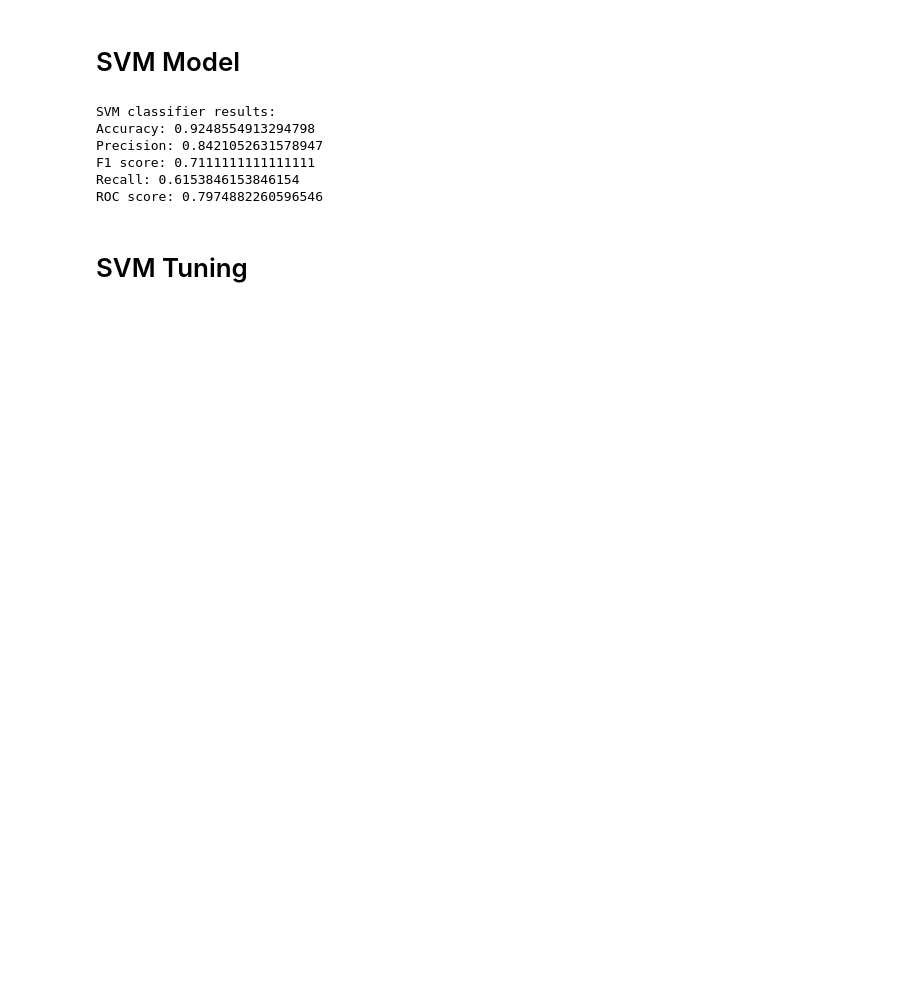
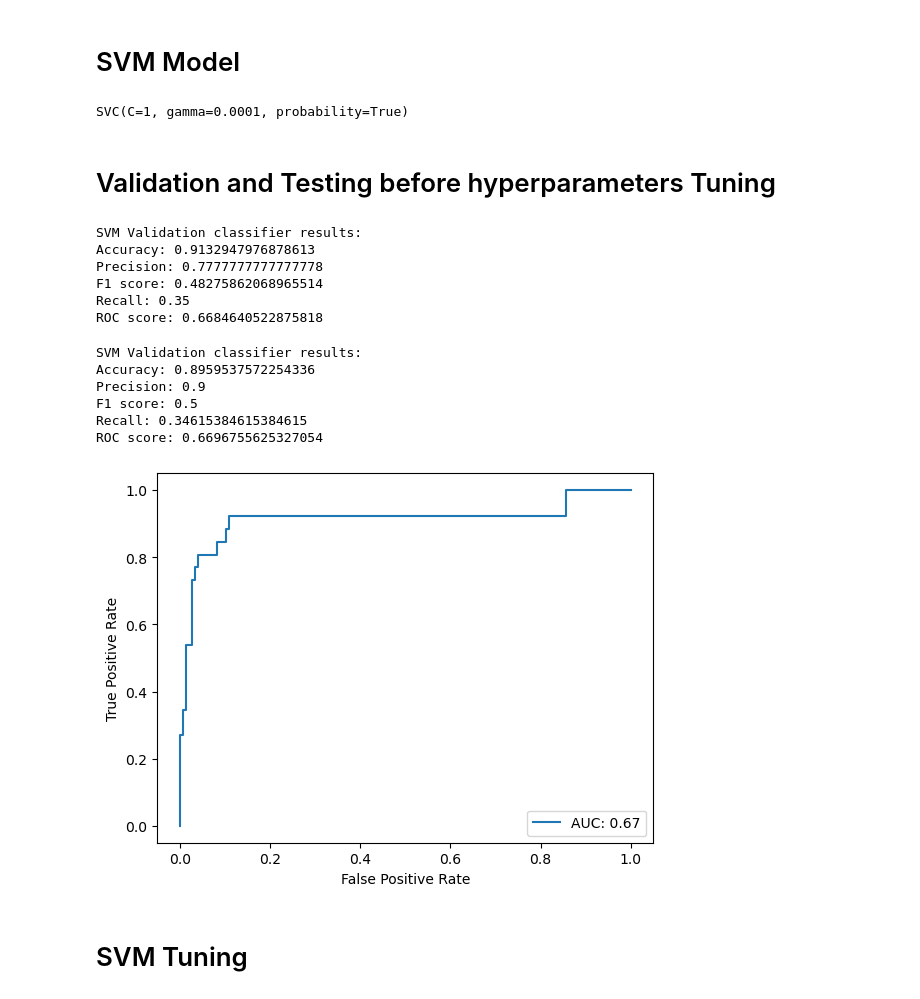
Before and after one commit to mahgob601/MachineLearning-Project, a Jupyter notebook: KNN.ipynb, the cells around one changed output. Cells and saved outputs as stored; diff of their text form; code cells hidden in the pictures; blank space fills up the shorter version.

```diff
--- a/KNN.ipynb
+++ b/KNN.ipynb
@@ -72,7 +70,3 @@ y = df.iloc[:,-1].values
 x_train, x_test, y_train, y_test= train_test_split(x, y, test_size= 0.20, random_state=20)
 x_train, x_val, y_train, y_val = train_test_split(x_train, y_train,
     test_size=0.25, random_state= 20)
-# %%
-classifier= KNeighborsClassifier(n_neighbors=4, weights='distance', metric='minkowski')
-classifier.fit(x_train, y_train)
-y_pred= classifier.predict(x_val)
@@ -189,25 +73,57 @@ g_res.best_params_
 # %% [markdown]
 # SVM Model
 # %%
-svm_classifier = svm.SVC(kernel='linear', gamma=1, C=100)
+svm_classifier = svm.SVC(kernel='rbf', gamma=0.0001, C=1, probability=True)
 
 # fitting the model with our train data
 svm_classifier.fit(x_train, y_train)
-y_pred_svm = classifier.predict(x_test)
+# %% [output]
+SVC(C=1, gamma=0.0001, probability=True)
+# %% [markdown]
+# Validation and Testing before hyperparameters Tuning
+# %%
+y_pred = svm_classifier.predict(x_val)
+print("SVM Validation classifier results:")
+print("Accuracy:", metrics.accuracy_score(y_val , y_pred))
+print("Precision:", metrics.precision_score(y_val , y_pred))
+print("F1 score:",metrics.f1_score(y_val , y_pred))
+print("Recall:", metrics.recall_score(y_val , y_pred))
+print("ROC score:", metrics.roc_auc_score(y_val , y_pred))
+# %% [output]
+SVM Validation classifier results:
+Accuracy: 0.9132947976878613
+Precision: 0.7777777777777778
+F1 score: 0.48275862068965514
+Recall: 0.35
+ROC score: 0.6684640522875818
 # %%
-print("SVM classifier results:")
-print("Accuracy:", metrics.accuracy_score(y_test , y_pred_svm))
-print("Precision:", metrics.precision_score(y_test , y_pred_svm))
-print("F1 score:",metrics.f1_score(y_test , y_pred_svm))
-print("Recall:", metrics.recall_score(y_test , y_pred_svm))
-print("ROC score:", metrics.roc_auc_score(y_test , y_pred_svm))
+y_pred2 = svm_classifier.predict(x_test)
+print("SVM Validation classifier results:")
+print("Accuracy:", metrics.accuracy_score(y_test , y_pred2))
+print("Precision:", metrics.precision_score(y_test , y_pred2))
+print("F1 score:",metrics.f1_score(y_test , y_pred2))
+print("Recall:", metrics.recall_score(y_test , y_pred2))
+print("ROC score:", metrics.roc_auc_score(y_test , y_pred2))
 # %% [output]
-SVM classifier results:
-Accuracy: 0.9248554913294798
-Precision: 0.8421052631578947
-F1 score: 0.7111111111111111
-Recall: 0.6153846153846154
-ROC score: 0.7974882260596546
+SVM Validation classifier results:
+Accuracy: 0.8959537572254336
+Precision: 0.9
+F1 score: 0.5
+Recall: 0.34615384615384615
+ROC score: 0.6696755625327054
+# %%
+from sklearn.metrics import RocCurveDisplay
+y_pred_proba = svm_classifier.predict_proba(x_test)[::, 1]
+fpr, tpr, _ = metrics.roc_curve(y_test, y_pred_proba)
+
+
+plt.plot(fpr, tpr, label="AUC: " + str(round(metrics.roc_auc_score(y_test, y_pred2),3)))
+plt.ylabel('True Positive Rate')
+plt.xlabel('False Positive Rate')
+plt.legend(loc=4)
+plt.show()
+# %% [output]
+[figure, added]
 # %% [markdown]
 # SVM Tuning
 # %%
```
Also changed, not shown: parts of 46 cells of this notebook.
